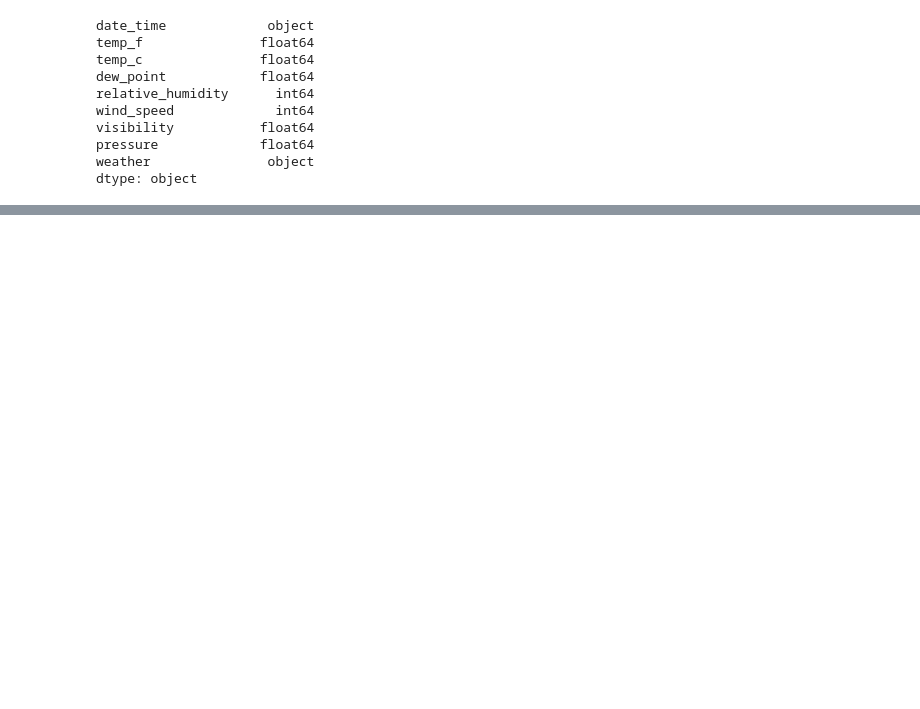
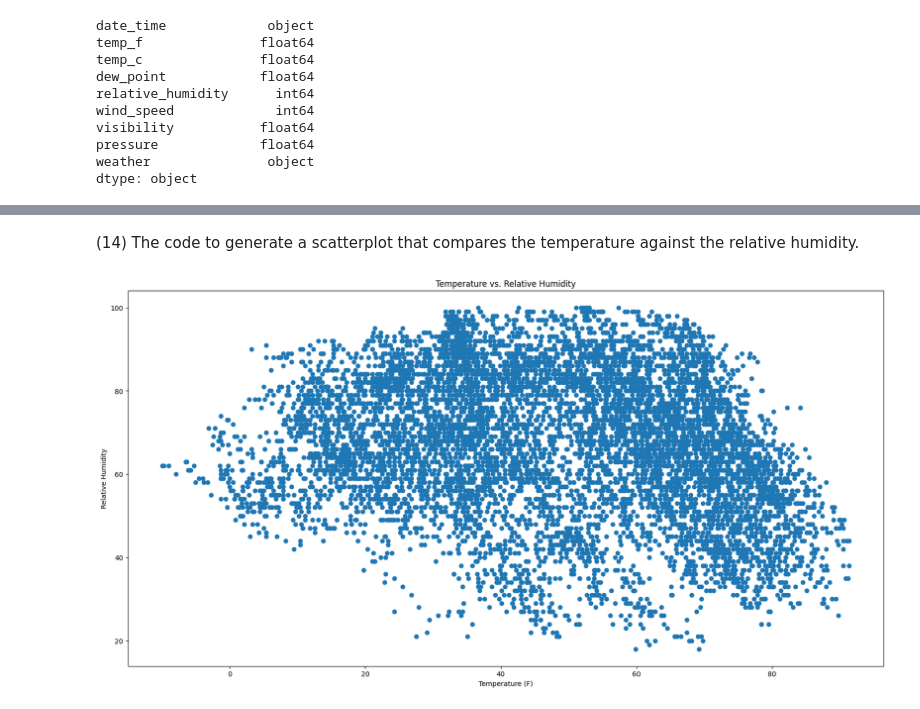
Before and after one commit to valenderval/MLA_JFV, a Jupyter notebook: MLA1_JFV.ipynb, the cells around one changed output, grey strips where cells are left out. Cells and saved outputs as stored; diff of their text form; code cells hidden in the pictures; blank space fills up the shorter version.

```diff
--- a/MLA1_JFV.ipynb
+++ b/MLA1_JFV.ipynb
@@ -143,0 +148,3 @@ Write the code to convert this column to a date/time column and to verify the co
+# %%
+df['date_time'] = pd.to_datetime(df['date_time'])
+print(df.dtypes)
@@ -145,0 +182,12 @@ Write the code to get the average temperature (in F) for each month and write it
+# %% [markdown]
+(14) The code to generate a scatterplot that compares the temperature against the relative humidity.
+# %%
+# Generate a scatterplot comparing temperature against relative humidity
+plt.figure(figsize=(20, 10))
+plt.scatter(df['temp_f'], df['relative_humidity'])
+plt.xlabel('Temperature (F)')
+plt.ylabel('Relative Humidity')
+plt.title('Temperature vs. Relative Humidity')
+plt.show()
+# %% [output]
+[figure, added]
```
Also changed, not shown: parts of 24 cells of this notebook.
